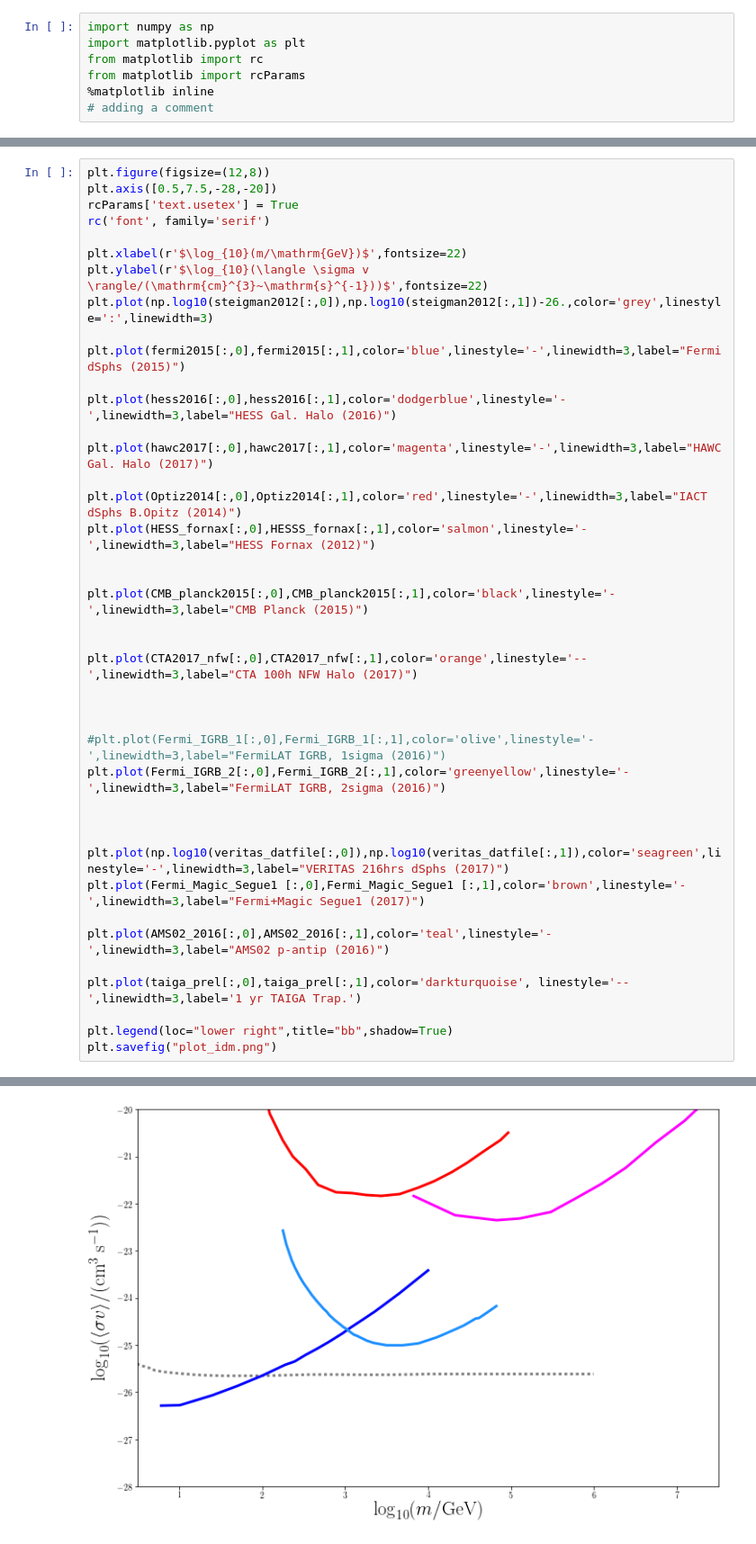
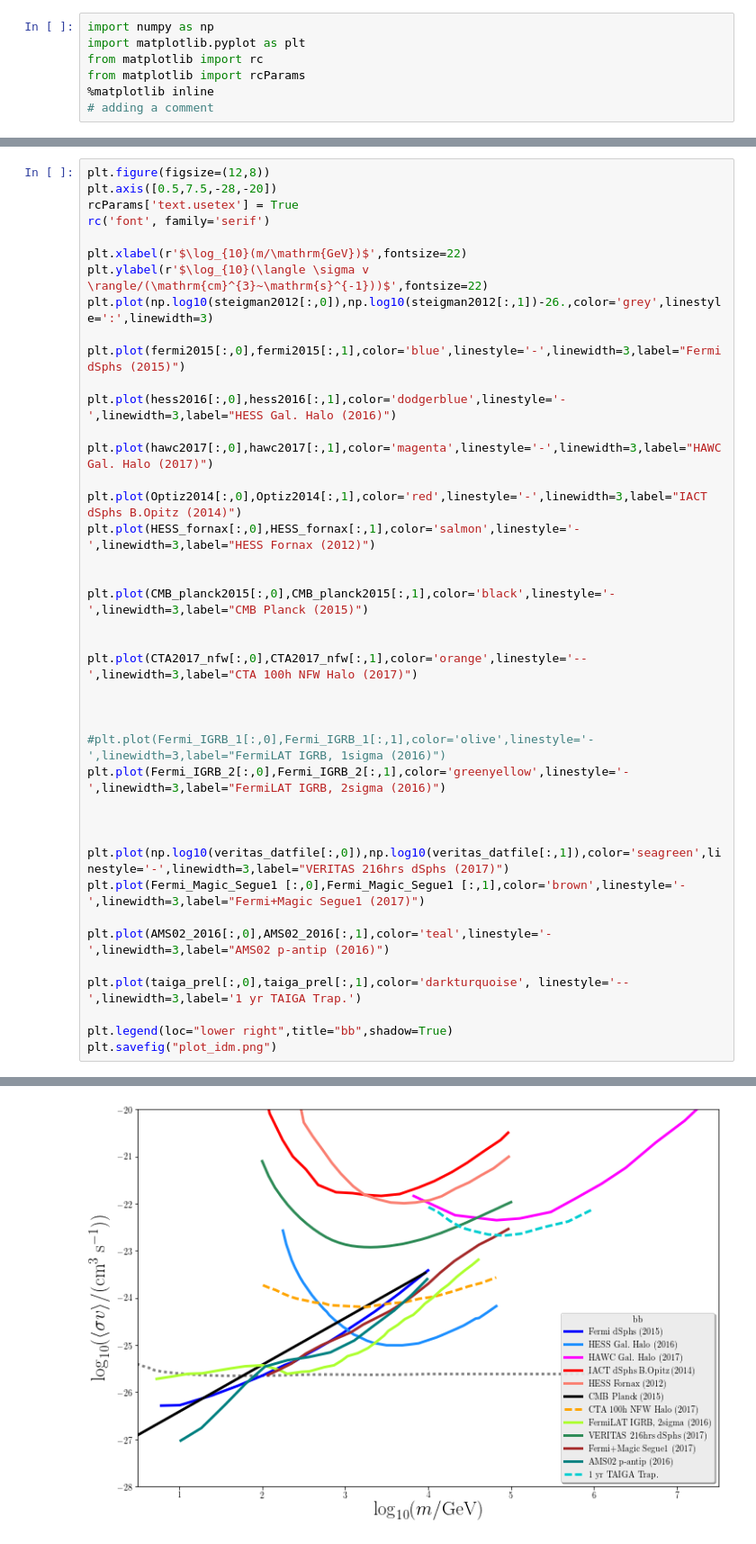
Before and after one commit to dieterhorns/plot_idm, a Jupyter notebook: plot_idm_limits.ipynb, the cells around one changed output, grey strips where cells are left out. Shown at 90% size. Drawn from its saved outputs; the diff is of its cells as text.

```diff
--- a/plot_idm_limits.ipynb
+++ b/plot_idm_limits.ipynb
@@ -514,7 +515,7 @@ plt.plot(hess2016[:,0],hess2016[:,1],color='dodgerblue',linestyle='-',linewidth=
 plt.plot(hawc2017[:,0],hawc2017[:,1],color='magenta',linestyle='-',linewidth=3,label="HAWC Gal. Halo (2017)")
 
 plt.plot(Optiz2014[:,0],Optiz2014[:,1],color='red',linestyle='-',linewidth=3,label="IACT dSphs B.Opitz (2014)")
-plt.plot(HESS_fornax[:,0],HESSS_fornax[:,1],color='salmon',linestyle='-',linewidth=3,label="HESS Fornax (2012)")
+plt.plot(HESS_fornax[:,0],HESS_fornax[:,1],color='salmon',linestyle='-',linewidth=3,label="HESS Fornax (2012)")
 
 
 plt.plot(CMB_planck2015[:,0],CMB_planck2015[:,1],color='black',linestyle='-',linewidth=3,label="CMB Planck (2015)")
@@ -543 +543 @@ NameError: name 'HESSS_fornax' is not defined
-[figure, old version]
+[figure, new version]
```
Also changed, not shown: parts of 2 cells of this notebook.
